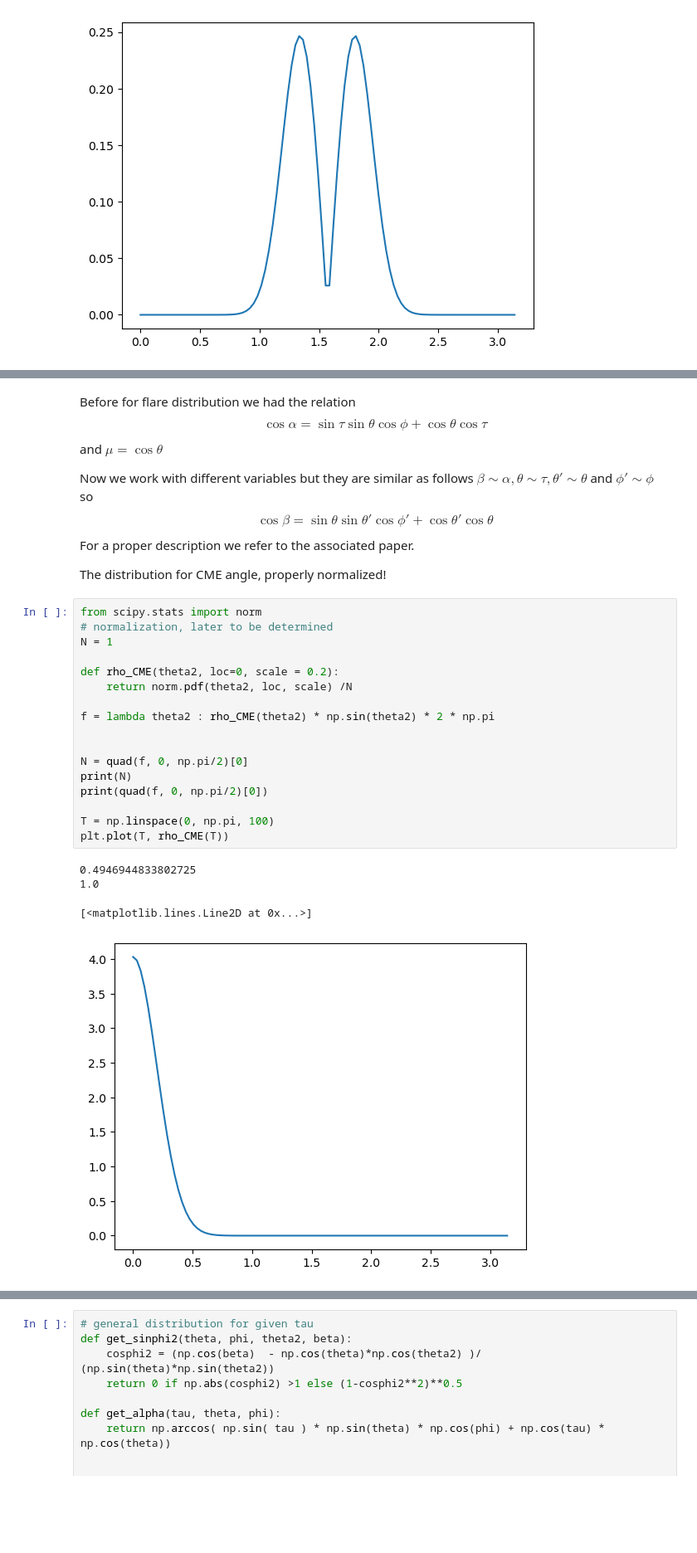
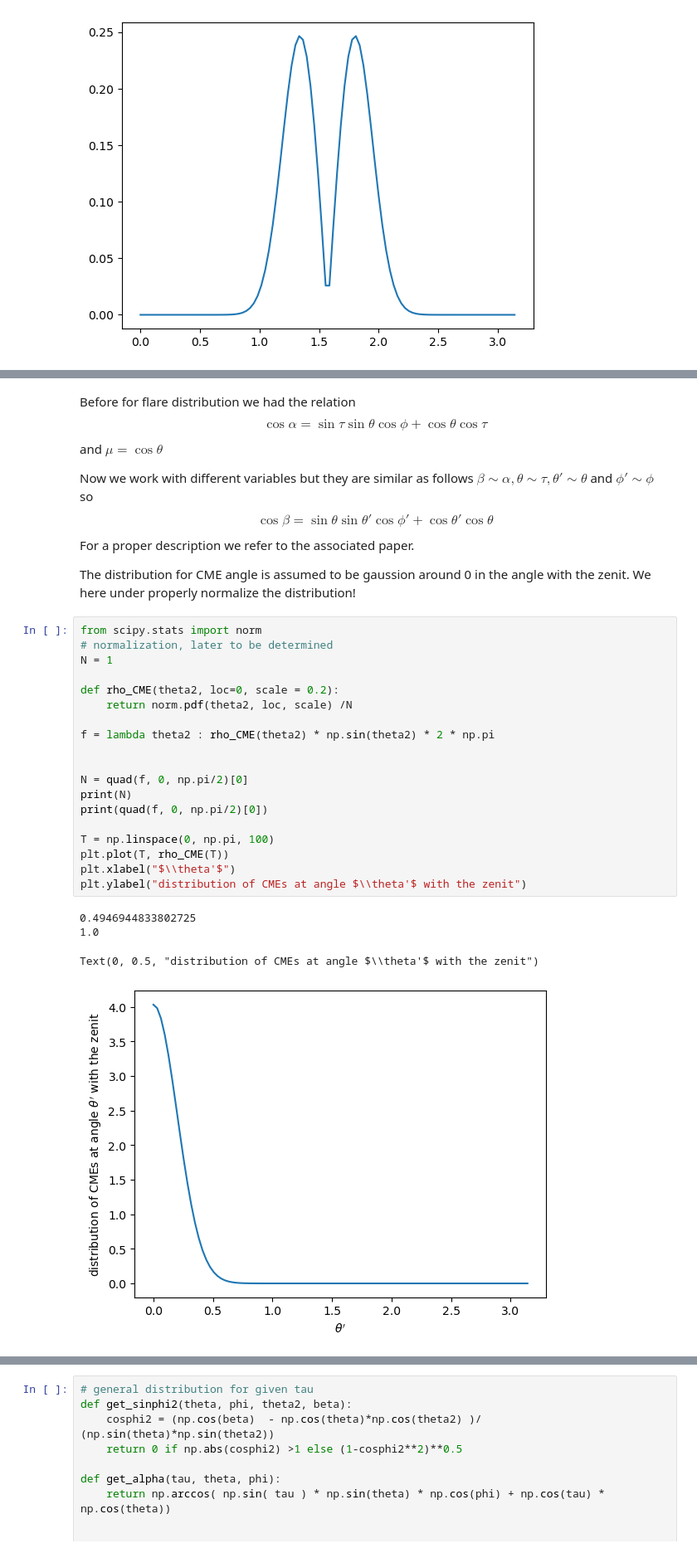
Before and after one commit to demichieldewilde/CME_distribution, a Jupyter notebook: CME_distrution.ipynb, the cells around one changed output, grey strips where cells are left out. Shown: that part at 83% size. Saved outputs shown, nothing was run; the diff lists cells and outputs as text; blank space fills up the shorter version.

```diff
--- a/CME_distrution.ipynb
+++ b/CME_distrution.ipynb
@@ -48,26 +46,28 @@ For a proper description we refer to the associated paper.
 
 
 
-The distribution for CME angle, properly normalized!
+The distribution for CME angle is assumed to be gaussion around 0 in the angle with the zenit. We here under properly normalize the distribution!
 # %%
 from scipy.stats import norm
 # normalization, later to be determined
 N = 1
 
 def rho_CME(theta2, loc=0, scale = 0.2):
     return norm.pdf(theta2, loc, scale) /N
 
 f = lambda theta2 : rho_CME(theta2) * np.sin(theta2) * 2 * np.pi
 
 
 N = quad(f, 0, np.pi/2)[0]
 print(N)
 print(quad(f, 0, np.pi/2)[0])
 
 T = np.linspace(0, np.pi, 100)
 plt.plot(T, rho_CME(T))
+plt.xlabel("$\\theta'$")
+plt.ylabel("distribution of CMEs at angle $\\theta'$ with the zenit")
 # %% [output]
 0.4946944833802725
 1.0
-[<matplotlib.lines.Line2D at 0x...>]
+Text(0, 0.5, "distribution of CMEs at angle $\\theta'$ with the zenit")
-[figure, old version]
+[figure, new version]
```
Also changed, not shown: parts of 4 cells of this notebook, 1 other file.
